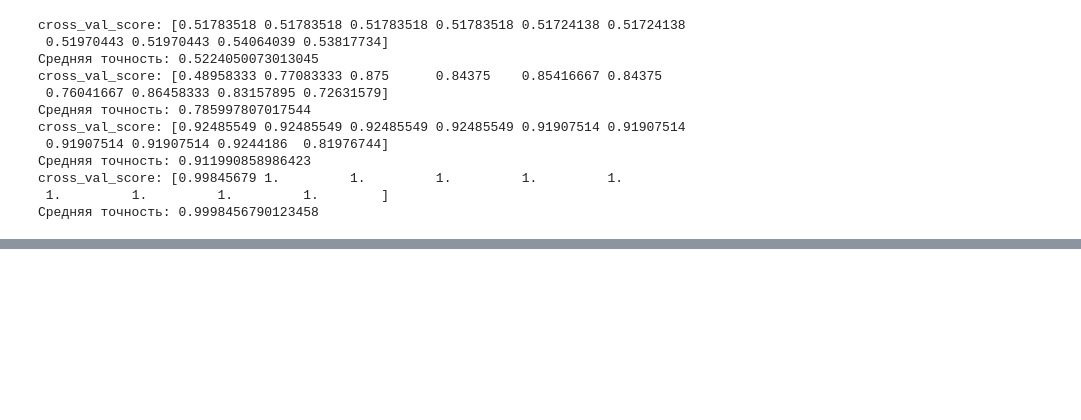
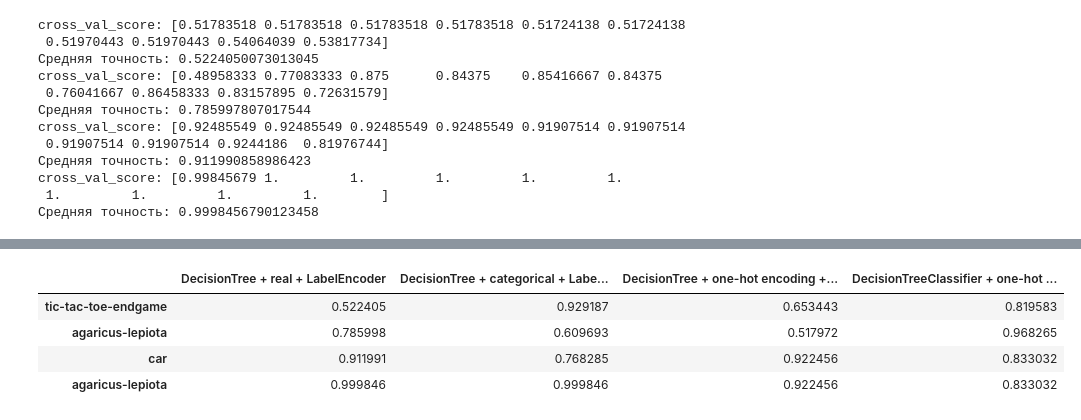
Before and after one commit to AlexElUl/DecisionTree, a Jupyter notebook: sol.ipynb, the cells around one changed output, grey strips where cells are left out. Drawn from its saved outputs; the diff is of its cells as text; code cells hidden in the pictures; blank space fills up the shorter version.

```diff
--- a/sol.ipynb
+++ b/sol.ipynb
@@ -423,0 +437,9 @@ cross_val_score: [0.99845679 1.         1.         1.         1.         1.
+# %%
+model1, model2, model3, model4 = DTsklearn(), DTsklearn(), DTsklearn(), DTsklearn()
+# %%
+# df_tic_tac_one = df_tic_tac_one.drop('V10', axis=1)
+X_car_one1 = X_car_one.copy()
+X_nursOne1 = X_nursOne.copy()
+# %%
+X_tic_tac_one = df_tic_tac_one.drop('V10', axis=1)
+X_aga = df_aga.drop('classes', axis=1)
@@ -423,0 +486,38 @@ cross_val_score: [0.99845679 1.         1.         1.         1.         1.
+# %%
+# model1, model2, model3, model4 = DecisionTreeClassifier(), DecisionTreeClassifier(), DecisionTreeClassifier(), DecisionTreeClassifier()
+model1, model2, model3, model4 = DTsklearn1(), DTsklearn1(), DTsklearn1(), DTsklearn1()
+
+cvs_dst = []
+# Для tic-tac
+# model1.fit(X_car_one, y_car)
+cvs1 = cross_val_score(model1, X_tic_tac_one, y_tic_tac, cv=10, scoring=make_scorer(accuracy_score), error_score='raise')
+cvs_dst.append(cvs1.mean())
+
+# Для Agaricus
+cvs2 = cross_val_score(model2, X_aga, y, cv=10, scoring=make_scorer(accuracy_score), error_score='raise')
+cvs_dst.append(cvs2.mean())
+
+# Для Car
+cvs3 = cross_val_score(model3, X_car_one1, y_car.values.ravel().astype(int), cv=10, scoring=make_scorer(accuracy_score), error_score='raise')
+cvs_dst.append(cvs3.mean())
+
+# Для Nursery
+cvs4 = cross_val_score(model4, X_nursOne1, y_nurs.values.ravel().astype(int), cv=10, scoring=make_scorer(accuracy_score), error_score='raise')
+cvs_dst.append(cvs3.mean())
+# %%
+d = {
+    'DecisionTree + real + LabelEncoder': cvs_real,
+    'DecisionTree + categorical + LabelEncoder': cvs_cat,
+    'DecisionTree + one-hot encoding + real': cvs_one,
+    'DecisionTreeClassifier + one-hot encoding': cvs_dst
+}
+
+df_cvs = pd.DataFrame(d)
+df_cvs.index = ['tic-tac-toe-endgame', 'agaricus-lepiota', 'car', 'agaricus-lepiota']
+df_cvs
+# %% [output]
+|  | DecisionTree + real + LabelEncoder | DecisionTree + categorical + Labe... | DecisionTree + one-hot encoding +... | DecisionTreeClassifier + one-hot ... |
+| tic-tac-toe-endgame | 0.522405 | 0.929187 | 0.653443 | 0.819583 |
+| agaricus-lepiota | 0.785998 | 0.609693 | 0.517972 | 0.968265 |
+| car | 0.911991 | 0.768285 | 0.922456 | 0.833032 |
+| agaricus-lepiota | 0.999846 | 0.999846 | 0.922456 | 0.833032 |
```
Also changed, not shown: parts of 10 cells of this notebook.
